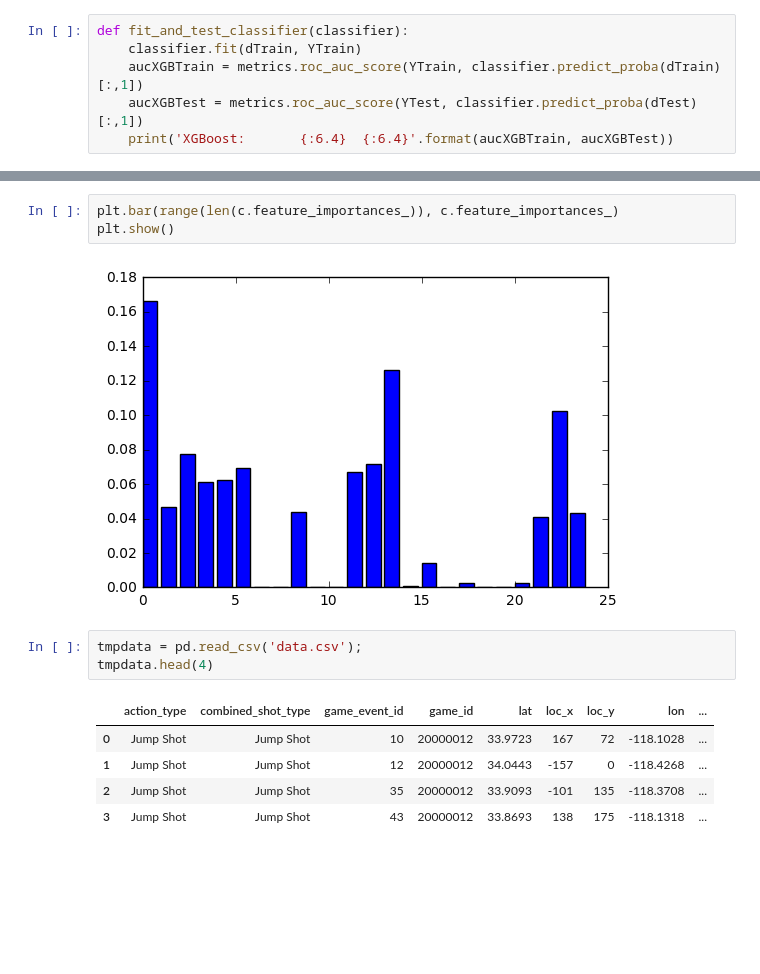
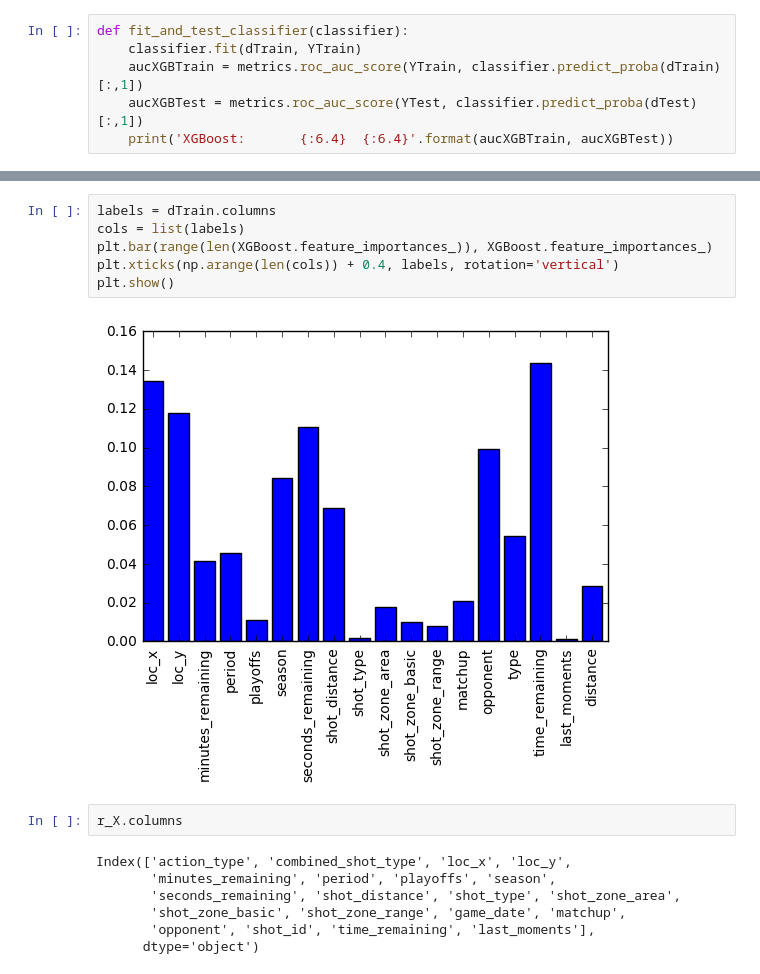
Before and after one commit to fateevstanislav/ml, a Jupyter notebook: Kobe/KobeSolve.ipynb, the cells around one changed output, grey strips where cells are left out. Drawn from its saved outputs; the diff is of its cells as text; blank space fills up the shorter version.

```diff
--- a/Kobe/KobeSolve.ipynb
+++ b/Kobe/KobeSolve.ipynb
@@ -160,14 +154,17 @@ plt.show()
-# %%
-plt.bar(range(len(c.feature_importances_)), c.feature_importances_)
-plt.show()
-# %% [output]
-[figure, removed]
-# %%
-tmpdata = pd.read_csv('data.csv');
-tmpdata.head(4)
-# %% [output]
-|  | action_type | combined_shot_type | game_event_id | game_id | lat | loc_x | loc_y | lon | ... |
-| 0 | Jump Shot | Jump Shot | 10 | 20000012 | 33.9723 | 167 | 72 | -118.1028 | ... |
-| 1 | Jump Shot | Jump Shot | 12 | 20000012 | 34.0443 | -157 | 0 | -118.4268 | ... |
-| 2 | Jump Shot | Jump Shot | 35 | 20000012 | 33.9093 | -101 | 135 | -118.3708 | ... |
-| 3 | Jump Shot | Jump Shot | 43 | 20000012 | 33.8693 | 138 | 175 | -118.1318 | ... |
+# %%
+labels = dTrain.columns
+cols = list(labels)
+plt.bar(range(len(XGBoost.feature_importances_)), XGBoost.feature_importances_)
+plt.xticks(np.arange(len(cols)) + 0.4, labels, rotation='vertical')
+plt.show()
+# %% [output]
+[figure, added]
+# %%
+r_X.columns
+# %% [output]
+Index(['action_type', 'combined_shot_type', 'loc_x', 'loc_y',
+       'minutes_remaining', 'period', 'playoffs', 'season',
+       'seconds_remaining', 'shot_distance', 'shot_type', 'shot_zone_area',
+       'shot_zone_basic', 'shot_zone_range', 'game_date', 'matchup',
+       'opponent', 'shot_id', 'time_remaining', 'last_moments'],
+      dtype='object')
```
Also changed, not shown: parts of 20 cells of this notebook, 3 other files.
